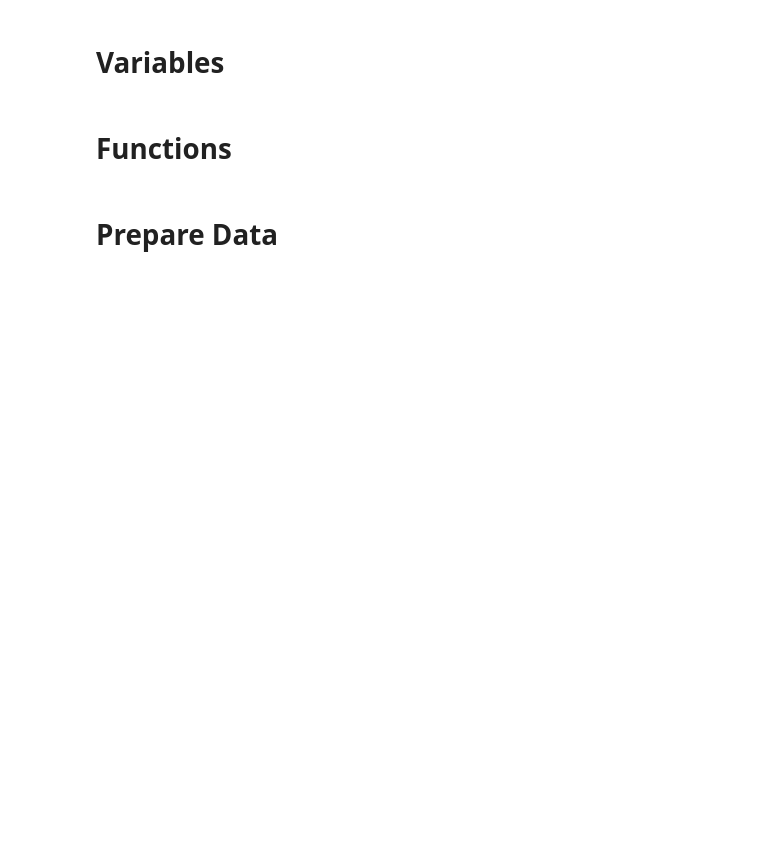
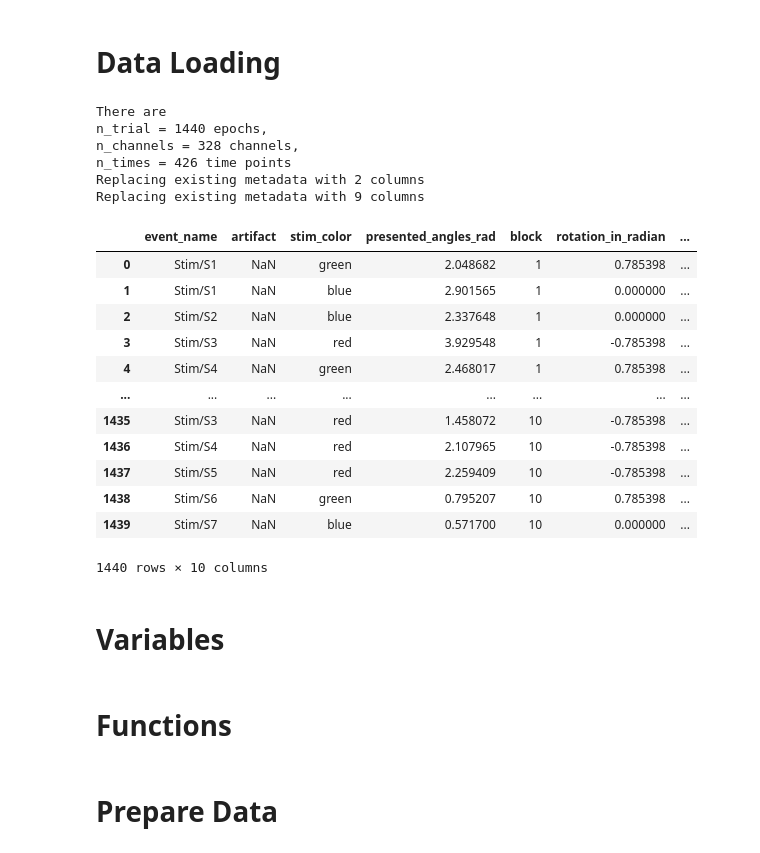
Before and after one commit to elodiehusson/Stage-M2, a Jupyter notebook: Decoding.ipynb, the cells around one changed output. Drawn from its saved outputs; the diff is of its cells as text; code cells hidden in the pictures; blank space fills up the shorter version.

```diff
--- a/Decoding.ipynb
+++ b/Decoding.ipynb
@@ -20,6 +20,56 @@ from sklearn.pipeline import make_pipeline
 from sklearn.preprocessing import StandardScaler
 from sklearn.linear_model import Ridge
 from tqdm import tqdm
+# %% [markdown]
+# **Data Loading**
+# %%
+device_list = ["macbook", "iMac"]
+device = "macbook"
+
+subject = "12"
+
+
+if device == "iMac" :
+        epochs = mne.read_epochs(f'/Volumes/My Passport/Data/derivatives/mne-bids-pipeline/sub-{subject}/meg/sub-{subject}_task-FRINT_proc-clean_epo.fif', preload=True,verbose=False)
+elif device == "macbook" :
+        epochs = mne.read_epochs(f'/Users/elodiehusson/Desktop/Projet/Tâche MEG/data MEG (preprocessed)/données MEG preprocessed/sub-{subject}/sub-{subject}_task-FRINT_proc-clean_epo.fif', preload=True,verbose=False)
+
+if device == "iMac" :
+        derivative_root = f'/Volumes/My Passport/Data/derivatives/mne-bids-pipeline/sub-{subject}/meg/'
+elif device == "macbook" :
+        derivative_root = f'/Users/elodiehusson/Desktop/Projet/Tâche MEG/data MEG (preprocessed)/données MEG preprocessed/sub-{subject}/'
+
+
+epochs.get_data().shape
+print("\nThere are \nn_trial = {} epochs, \nn_channels = {} channels, \nn_times = {} time points".format(*epochs.get_data().shape))
+
+## metadata loading
+metadata_file = pd.read_csv(f"/Users/elodiehusson/Desktop/Projet/Tâche MEG/Data comportement/metadata_for_epochs/FRINT_MEG_S{subject}_cleaned_metadata.csv")
+meta = epochs.metadata.copy()
+epochs.metadata = epochs.metadata.drop(columns = ["Stim/S1", "Stim/S2", "Stim/S3", "Stim/S4", "Stim/S5", "Stim/S6", "Stim/S7", "SeqStart", "BlockStart", "Resp", "RespProb"])
+epochs.metadata = pd.concat([epochs.metadata, metadata_file], axis = 1)
+epochs.metadata["expected_angles_deg"] = np.rad2deg(epochs.metadata["expected_angles"])
+epochs.metadata
+# %% [output]
+There are
+n_trial = 1440 epochs,
+n_channels = 328 channels,
+n_times = 426 time points
+Replacing existing metadata with 2 columns
+Replacing existing metadata with 9 columns
+|  | event_name | artifact | stim_color | presented_angles_rad | block | rotation_in_radian | ... |
+| 0 | Stim/S1 | NaN | green | 2.048682 | 1 | 0.785398 | ... |
+| 1 | Stim/S1 | NaN | blue | 2.901565 | 1 | 0.000000 | ... |
+| 2 | Stim/S2 | NaN | blue | 2.337648 | 1 | 0.000000 | ... |
+| 3 | Stim/S3 | NaN | red | 3.929548 | 1 | -0.785398 | ... |
+| 4 | Stim/S4 | NaN | green | 2.468017 | 1 | 0.785398 | ... |
+| ... | ... | ... | ... | ... | ... | ... | ... |
+| 1435 | Stim/S3 | NaN | red | 1.458072 | 10 | -0.785398 | ... |
+| 1436 | Stim/S4 | NaN | red | 2.107965 | 10 | -0.785398 | ... |
+| 1437 | Stim/S5 | NaN | red | 2.259409 | 10 | -0.785398 | ... |
+| 1438 | Stim/S6 | NaN | green | 0.795207 | 10 | 0.785398 | ... |
+| 1439 | Stim/S7 | NaN | blue | 0.571700 | 10 | 0.000000 | ... |
+1440 rows × 10 columns
 # %% [markdown]
 # **Variables**
 # %%
```
Also changed, not shown: parts of 6 cells of this notebook, 2 other files.
